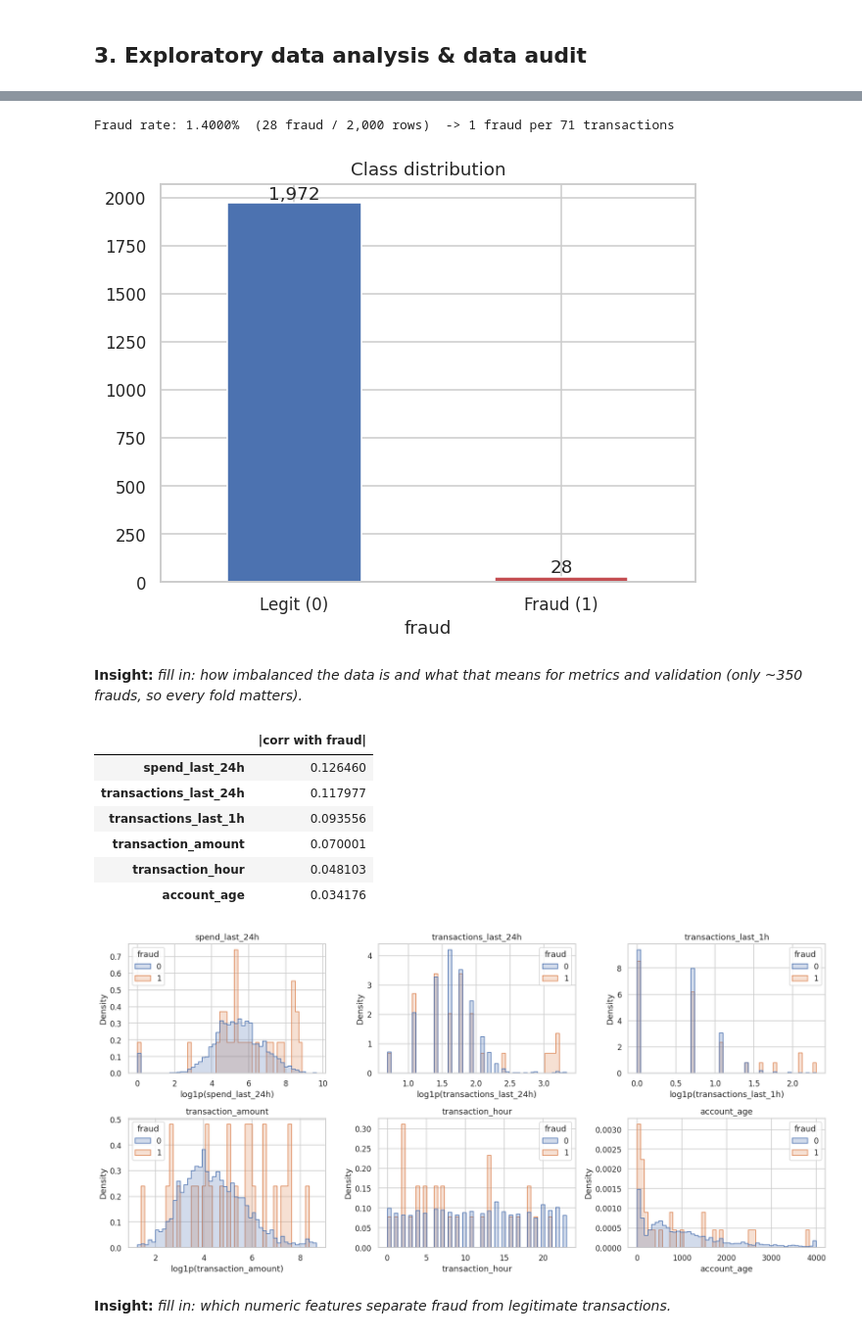
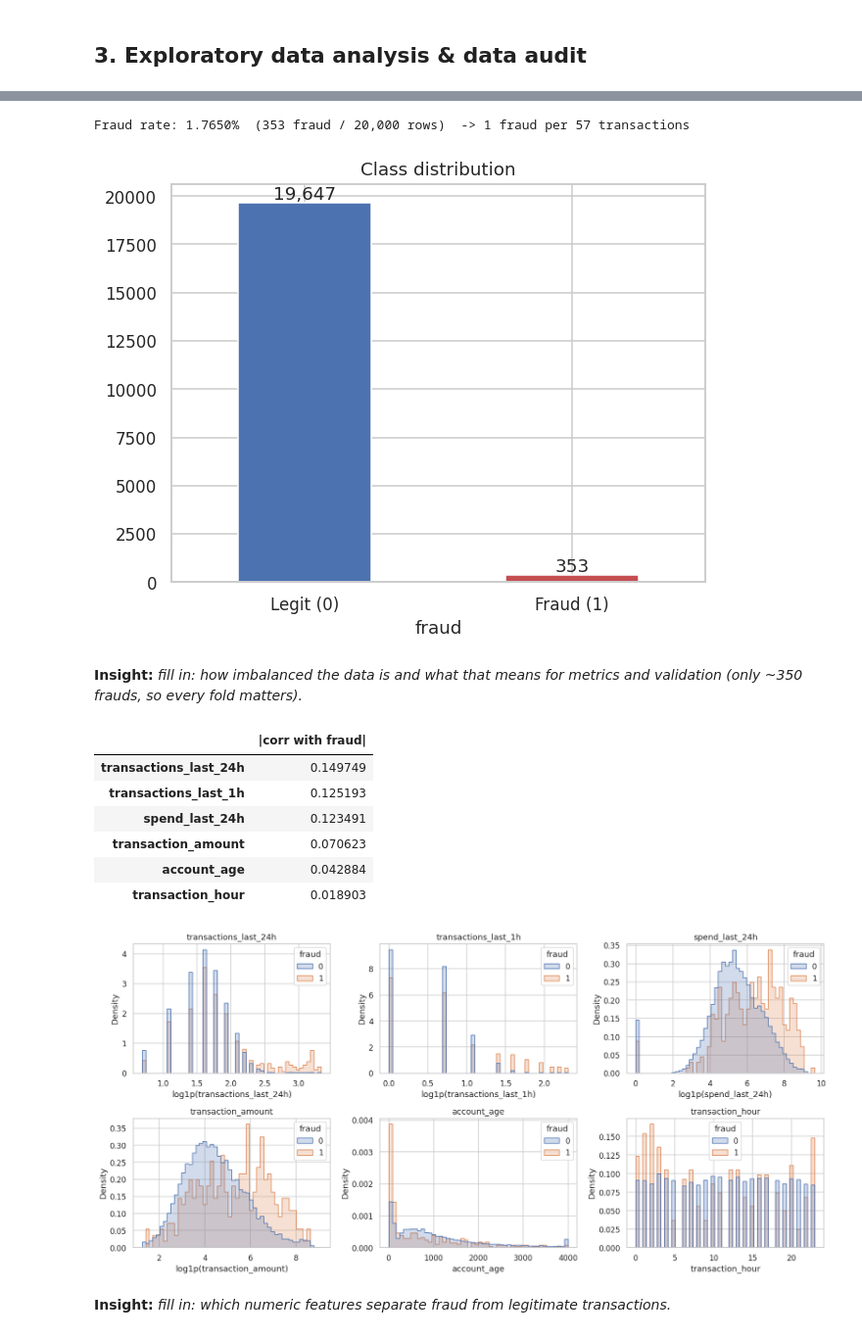
Before and after one commit to Brwonggg/Datathon, a Jupyter notebook: fraud_detection_colab.ipynb, the cells around one changed output, grey strips where cells are left out. Shown at 98% size. Drawn from its saved outputs; the diff is of its cells as text; code cells hidden in the pictures.

Commit message:
Updated to use cleaned dataset

```diff
--- a/fraud_detection_colab.ipynb
+++ b/fraud_detection_colab.ipynb
@@ -52,10 +52,10 @@ AUTO = 'auto'
 
 # ---------- where is the data? ----------
 DATA_SOURCE = os.environ.get('DATA_SOURCE', 'drive' if IN_COLAB else 'local')    # 'drive' | 'upload' | 'local'
-DRIVE_DIR   = '/content/drive/MyDrive/Track 2 Dataset'  # your Google Drive folder with both CSVs
+DRIVE_DIR   = '/content/drive/MyDrive/NTU-Track-2-Cleaned'  # Google Drive folder with both cleaned CSVs
 LOCAL_DIR   = os.environ.get('DATA_DIR', './data')     # used when DATA_SOURCE == 'local'
-TRAIN_FILE  = os.environ.get('TRAIN_FILE', 'Track 2 Training Dataset.csv')
-TEST_FILE   = os.environ.get('TEST_FILE',  'Track 2 Testing Dataset.csv')
+TRAIN_FILE  = os.environ.get('TRAIN_FILE', 'Track 2 Training Dataset Cleaned.csv')
+TEST_FILE   = os.environ.get('TEST_FILE',  'Track 2 Testing Dataset Cleaned.csv')
 
 # ---------- schema (declared explicitly; never inferred for the label) ----------
 TARGET         = 'fraud'
@@ -78,9 +78,12 @@ CHANNEL_COL     = 'transaction_channel'
 # ---------- preprocessing ----------
 USE_MISSING_FLAGS = False   # see the missing-value audit in section 3 before switching on
 ONEHOT_MAX        = 30      # categoricals with more levels get frequency encoding instead
+# conventions of the cleaning step (NTU-Track-2-Cleaned): it filled gaps and added indicator columns
+MISSING_FLAG_SUFFIX = '_was_missing'   # 0/1 columns marking values the cleaning step filled in
+MISSING_TOKENS      = ['Unknown']      # category value the cleaning step used for "missing"
 
 # ---------- validation & modelling ----------
-TRAIN_ROWS     = 2000       # SMOKE TEST: train on the first N rows only. Set to None for the real run!
+TRAIN_ROWS     = None       # None = all training rows. Set e.g. 2000 for a quick smoke test.
 HOLDOUT_FRAC   = 0.20
 N_FOLDS        = 5
 USE_CATBOOST   = True
@@ -106,14 +109,17 @@ if DATA_SOURCE == 'drive':
     from google.colab import drive
     drive.mount('/content/drive')
     DATA_DIR = DRIVE_DIR
-elif DATA_SOURCE == 'upload':
+    if not all(os.path.exists(os.path.join(DATA_DIR, f)) for f in (TRAIN_FILE, TEST_FILE)):
+        print(f'Files not found in {DRIVE_DIR}; falling back to upload.')
+        DATA_SOURCE = 'upload'
+if DATA_SOURCE == 'upload':
     DATA_DIR = '/content' if IN_COLAB else '.'
     missing = [f for f in (TRAIN_FILE, TEST_FILE) if not os.path.exists(os.path.join(DATA_DIR, f))]
     if missing:
         from google.colab import files
         print('Please upload:', missing)
         files.upload()
-else:
+elif DATA_SOURCE == 'local':
     DATA_DIR = LOCAL_DIR
 
 def read_any(path):
@@ -226,6 +231,8 @@ else:
 
 SUB_ID_NAME = SUB_ID_NAME or ID_COL or 'id'
 SUB_LABEL_NAME = SUB_LABEL_NAME or TARGET
+FLAG_COLS = [c for c in train_raw.columns if MISSING_FLAG_SUFFIX and str(c).endswith(MISSING_FLAG_SUFFIX)]
+print(f'cleaning indicator columns found: {len(FLAG_COLS)} (used as features: {USE_MISSING_FLAGS})')
 print(f'TARGET={TARGET} (fraud = {POSITIVE_LABEL!r}) | ID_COL={ID_COL} | TIME_COL={TIME_COL} | AMOUNT_COL={AMOUNT_COL}')
 print(f'ENTITY_COLS={ENTITY_COLS} | HOUR_COL={HOUR_COL}')
 print(f'window features: 1h={TX_1H_COL}, 24h={TX_24H_COL}, spend24h={SPEND_24H_COL} | age={ACCOUNT_AGE_COL} | '
@@ -296,37 +312,37 @@ ax.set_title('Class distribution'); ax.set_xticklabels(['Legit (0)', 'Fraud (1)'
 for p in ax.patches: ax.annotate(f'{int(p.get_height()):,}', (p.get_x() + p.get_width()/2, p.get_height()), ha='center', va='bottom')
 plt.show()
 # %% [output]
-Fraud rate: 1.4000%  (28 fraud / 2,000 rows)  -> 1 fraud per 71 transactions
+Fraud rate: 1.7650%  (353 fraud / 20,000 rows)  -> 1 fraud per 57 transactions
-[figure, old version]
+[figure, new version]
 # %% [markdown]
 **Insight:** _fill in: how imbalanced the data is and what that means for metrics and validation (only ~350 frauds, so every fold matters)._
 # %%
 eda = df
-skip = {TARGET, ID_COL, TIME_COL}
+skip = {TARGET, ID_COL, TIME_COL, *FLAG_COLS}
 num_cols = [c for c in eda.columns if c not in skip and pd.api.types.is_numeric_dtype(eda[c]) and eda[c].nunique() > 2]
 corr_t = eda[num_cols].corrwith(eda[TARGET]).abs().sort_values(ascending=False)
 top_num = corr_t.index[:12].tolist()
 display(corr_t.to_frame('|corr with fraud|').head(15))
 if top_num:
     ncol = 3; nrow = int(np.ceil(len(top_num) / ncol))
     fig, axes = plt.subplots(nrow, ncol, figsize=(15, 3.6 * nrow)); axes = np.atleast_1d(axes).ravel()
     for ax, c in zip(axes, top_num):
         x = eda[c]
         if x.min() >= 0 and x.skew() > 2:
             x = np.log1p(x); ax.set_xlabel(f'log1p({c})')
         sns.histplot(x=x, hue=eda[TARGET], stat='density', common_norm=False, bins=50, element='step', ax=ax)
         ax.set_title(c)
     for ax in axes[len(top_num):]: ax.axis('off')
     plt.tight_layout(); plt.show()
 # %% [output]
 |  | |corr with fraud| |
-| spend_last_24h | 0.126460 |
-| transactions_last_24h | 0.117977 |
-| transactions_last_1h | 0.093556 |
-| transaction_amount | 0.070001 |
-| transaction_hour | 0.048103 |
-| account_age | 0.034176 |
+| transactions_last_24h | 0.149749 |
+| transactions_last_1h | 0.125193 |
+| spend_last_24h | 0.123491 |
+| transaction_amount | 0.070623 |
+| account_age | 0.042884 |
+| transaction_hour | 0.018903 |
-[figure, old version]
+[figure, new version]
 # %% [markdown]
 **Insight:** _fill in: which numeric features separate fraud from legitimate transactions._
 # %%
```
Also changed, not shown: parts of 32 cells of this notebook.
